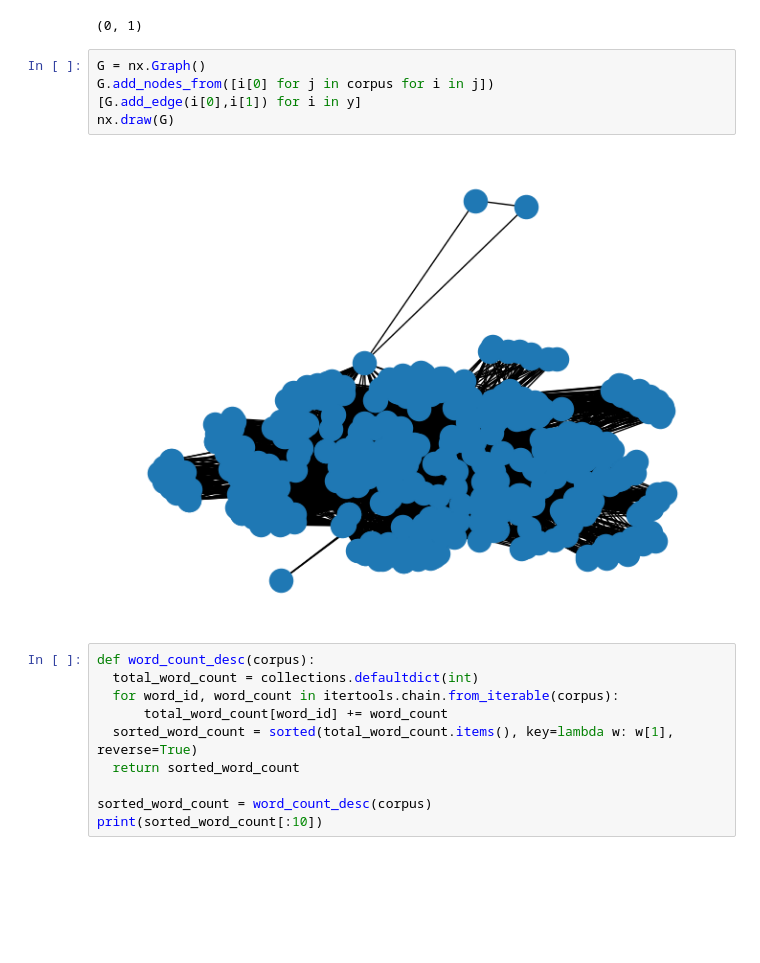
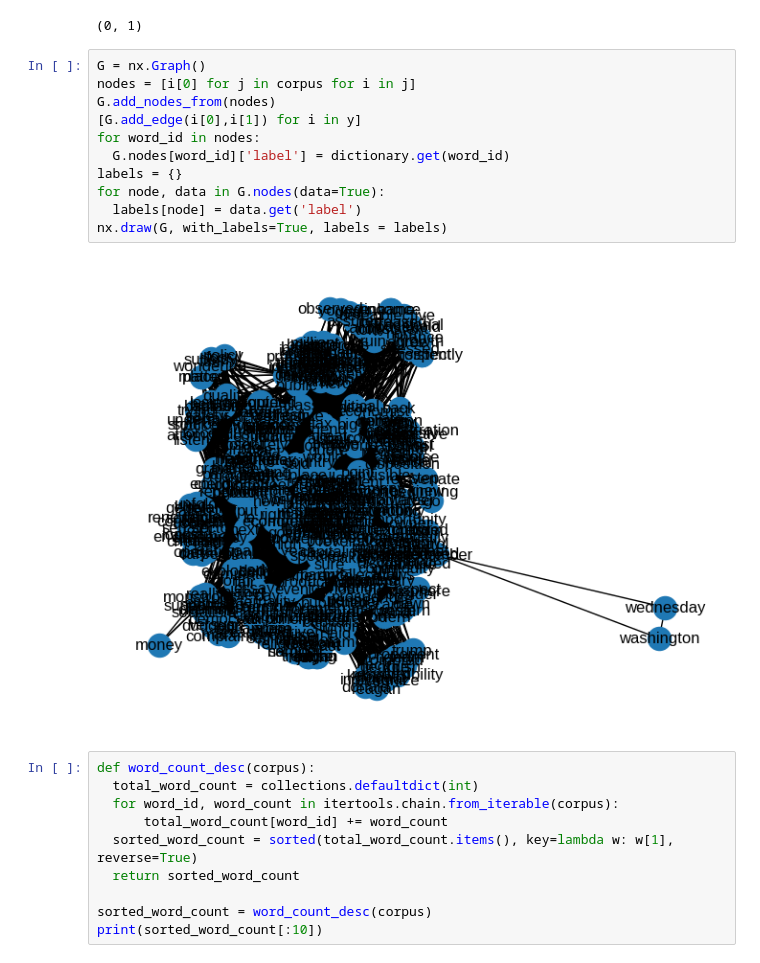
Before and after one commit to yuliiabosher/Adam_Smith_project, a Jupyter notebook: Visualisations.ipynb, the cells around one changed output. Drawn from its saved outputs; the diff is of its cells as text; blank space fills up the shorter version.

Commit message:
added labels to the network graph

```diff
--- a/Visualisations.ipynb
+++ b/Visualisations.ipynb
@@ -146,11 +144,17 @@ y[0]
 (0, 1)
 # %%
 G = nx.Graph()
-G.add_nodes_from([i[0] for j in corpus for i in j])
+nodes = [i[0] for j in corpus for i in j]
+G.add_nodes_from(nodes)
 [G.add_edge(i[0],i[1]) for i in y]
-nx.draw(G)
+for word_id in nodes:
+  G.nodes[word_id]['label'] = dictionary.get(word_id)
+labels = {}
+for node, data in G.nodes(data=True):
+  labels[node] = data.get('label')
+nx.draw(G, with_labels=True, labels = labels)
 # %% [output]
-[figure, old version]
+[figure, new version]
 # %%
 def word_count_desc(corpus):
   total_word_count = collections.defaultdict(int)
```
Also changed, not shown: parts of 2 cells of this notebook.
